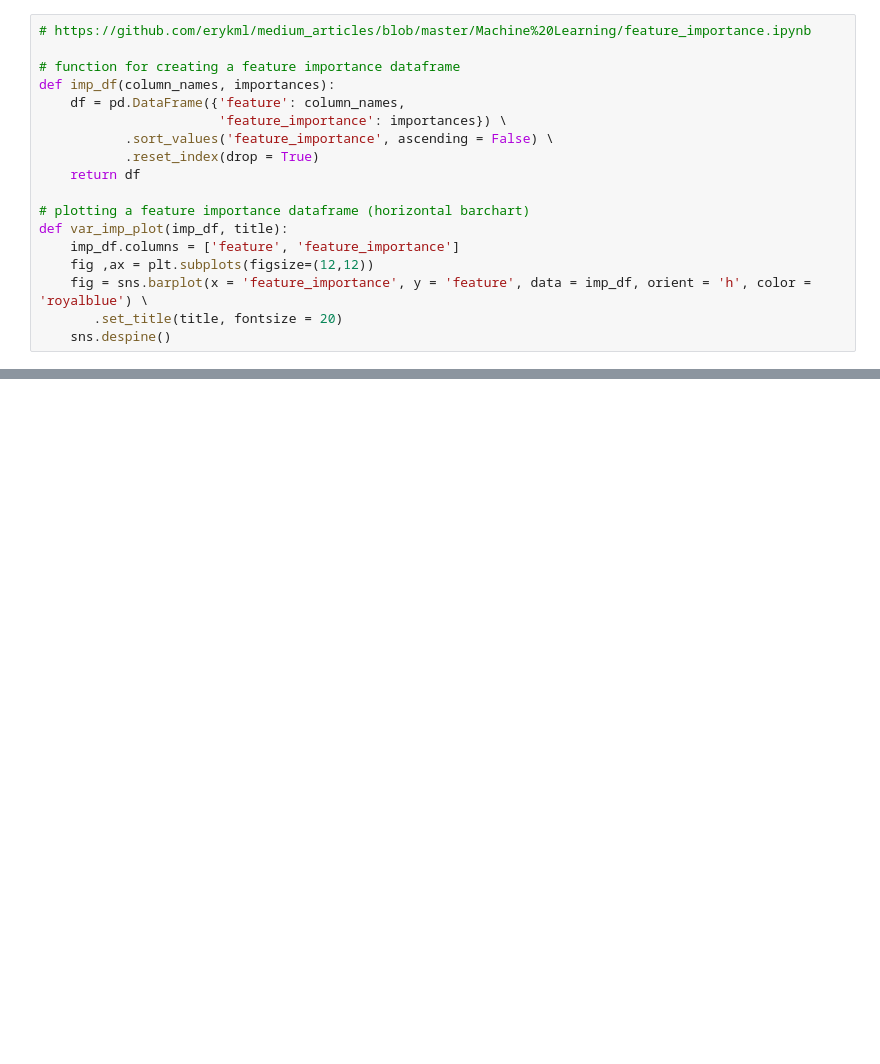
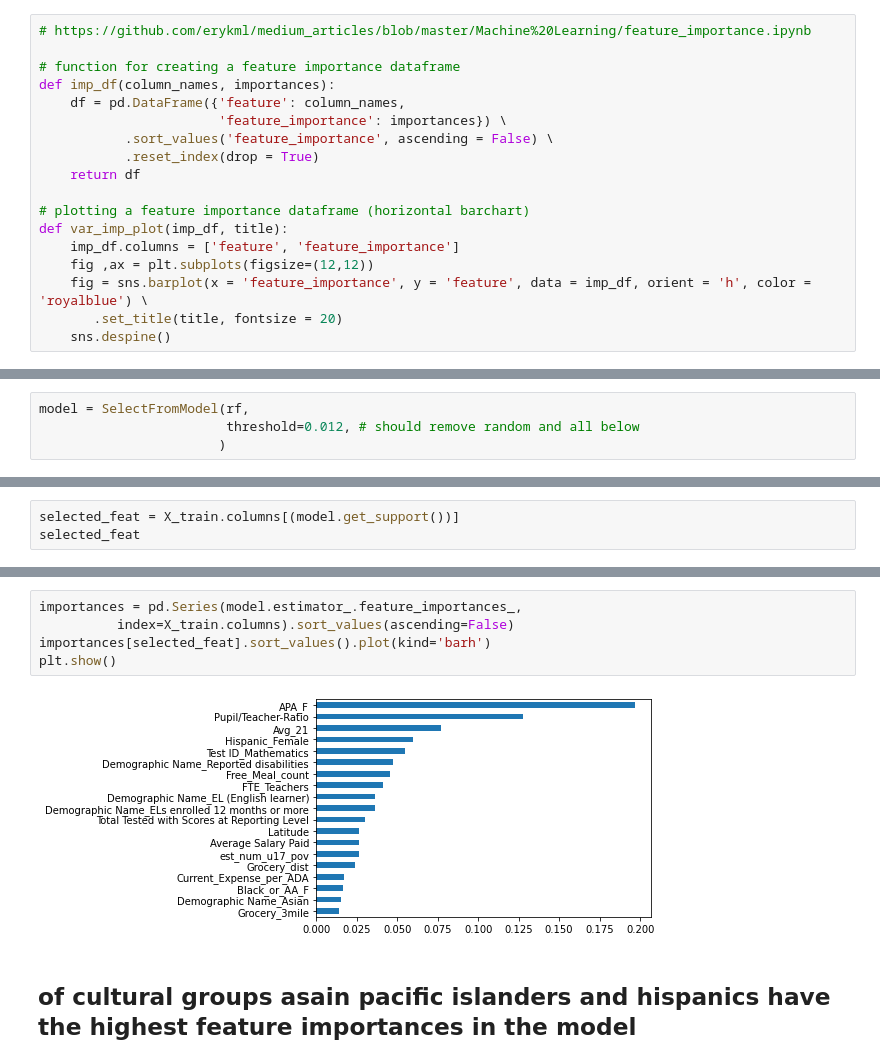
Before and after one commit to misterrustia/California_Testing_Analysis, a Jupyter notebook: notebooks/modeling/linear+Categorical.ipynb, the cells around one changed output, grey strips where cells are left out. Cells and saved outputs as stored; diff of their text form; blank space fills up the shorter version.

```diff
--- a/notebooks/modeling/linear+Categorical.ipynb
+++ b/notebooks/modeling/linear+Categorical.ipynb
@@ -343,0 +460,4 @@ var_imp_plot(base_imp, 'Default feature importance (scikit-learn)')
+# %%
+model = SelectFromModel(rf,
+                        threshold=0.012, # should remove random and all below
+                       )
@@ -343,0 +470,3 @@ var_imp_plot(base_imp, 'Default feature importance (scikit-learn)')
+# %%
+selected_feat = X_train.columns[(model.get_support())]
+selected_feat
@@ -343,0 +483,9 @@ var_imp_plot(base_imp, 'Default feature importance (scikit-learn)')
+# %%
+importances = pd.Series(model.estimator_.feature_importances_,
+          index=X_train.columns).sort_values(ascending=False)
+importances[selected_feat].sort_values().plot(kind='barh')
+plt.show()
+# %% [output]
+[figure, added]
+# %% [markdown]
+## of cultural groups asain pacific islanders and hispanics have the highest feature importances in the model
```
Also changed, not shown: parts of 36 cells of this notebook.
